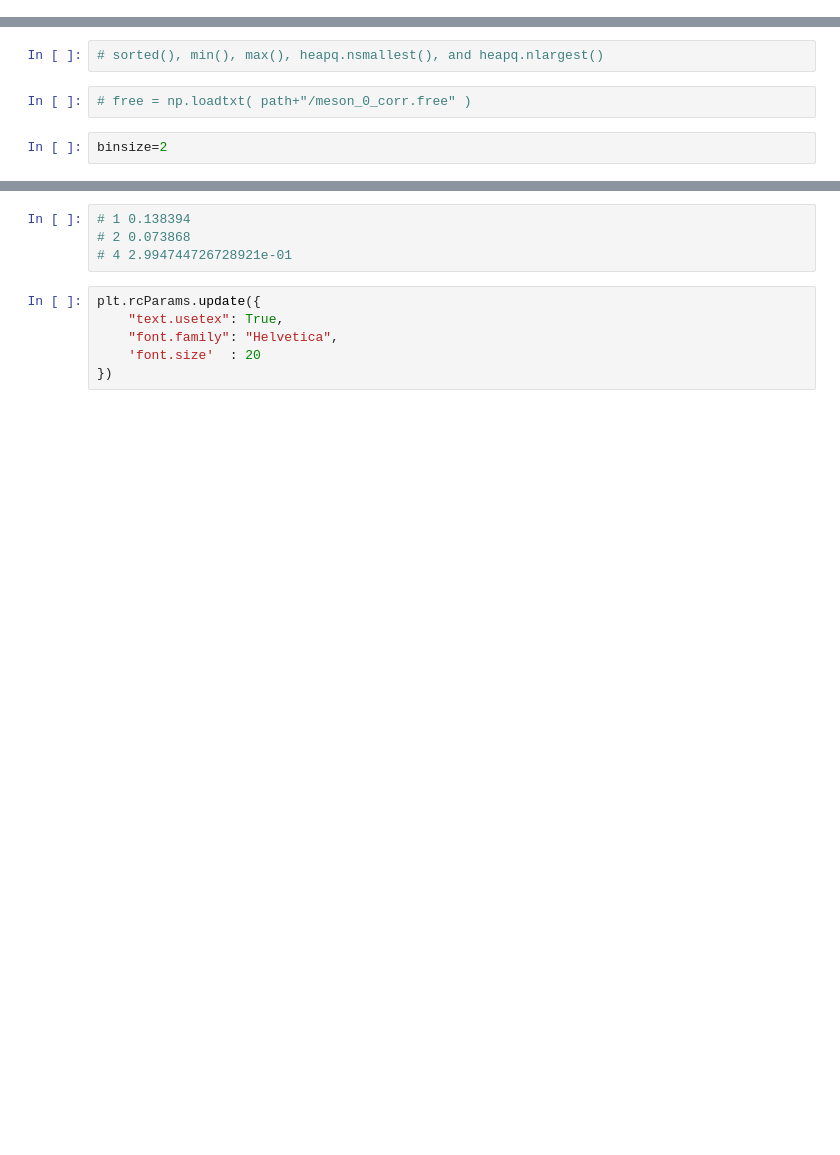
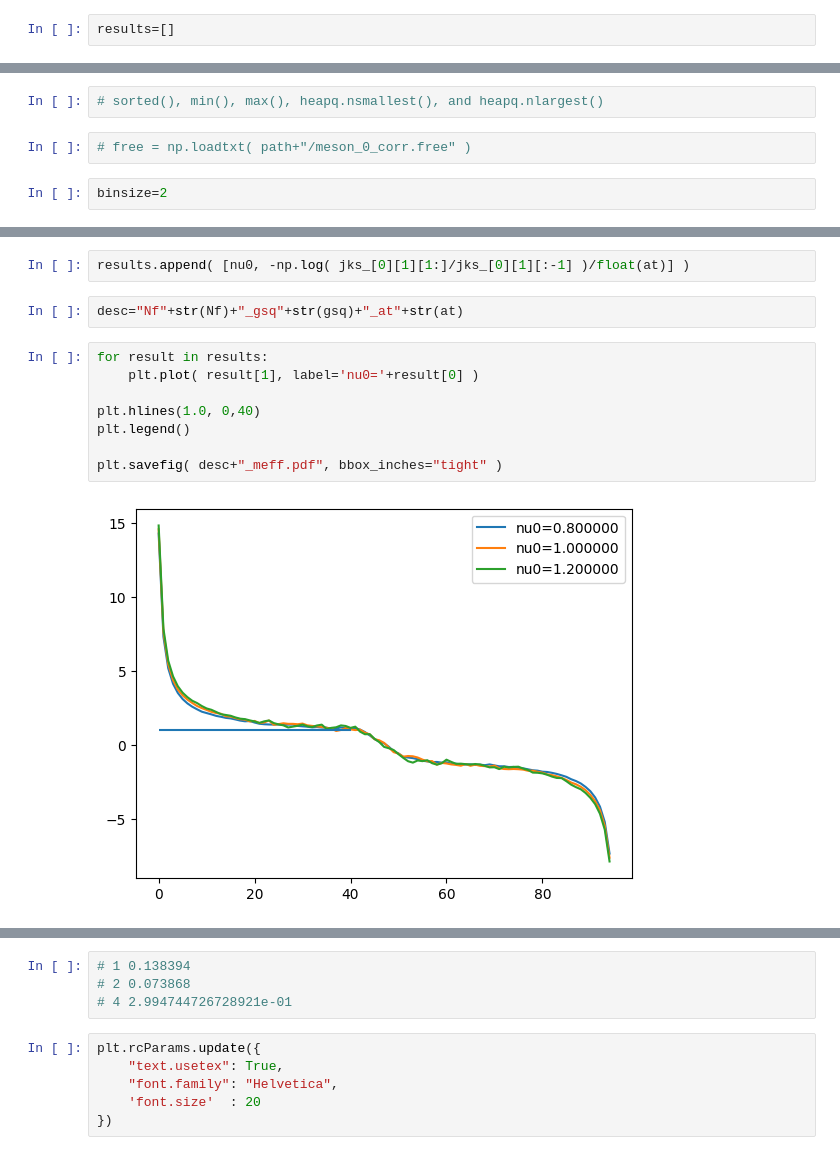
Before and after one commit to nobuyukimatsumoto68/qed3, a Jupyter notebook: src/both_3d/meson.ipynb, the cells around one changed output, grey strips where cells are left out. Saved outputs shown, nothing was run; the diff lists cells and outputs as text; blank space fills up the shorter version.

```diff
--- a/src/both_3d/meson.ipynb
+++ b/src/both_3d/meson.ipynb
@@ -77,4 +77,6 @@ pwd
 '/projectnb/qfe/nmatsum/qed3/src/both_3d'
 # %%
 dir1='/projectnb/qfe/nmatsum/qed3/src/both_3d/'
+# %%
+results=[]
 # %%
@@ -154,0 +171,14 @@ plt.savefig( desc+".pdf", bbox_inches="tight" )
+# %%
+results.append( [nu0, -np.log( jks_[0][1][1:]/jks_[0][1][:-1] )/float(at)] )
+# %%
+desc="Nf"+str(Nf)+"_gsq"+str(gsq)+"_at"+str(at)
+# %%
+for result in results:
+    plt.plot( result[1], label='nu0='+result[0] )
+
+plt.hlines(1.0, 0,40)
+plt.legend()
+
+plt.savefig( desc+"_meff.pdf", bbox_inches="tight" )
+# %% [output]
+[figure, added]
```
Also changed, not shown: parts of 9 cells of this notebook, 2 other files.
